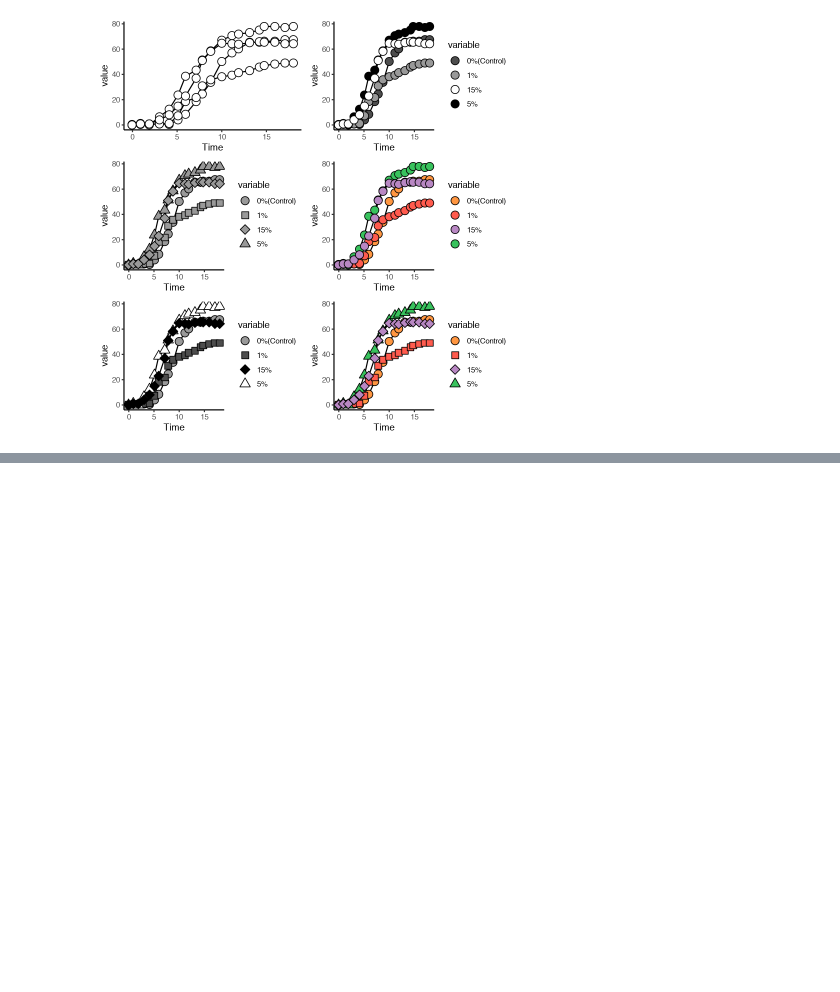
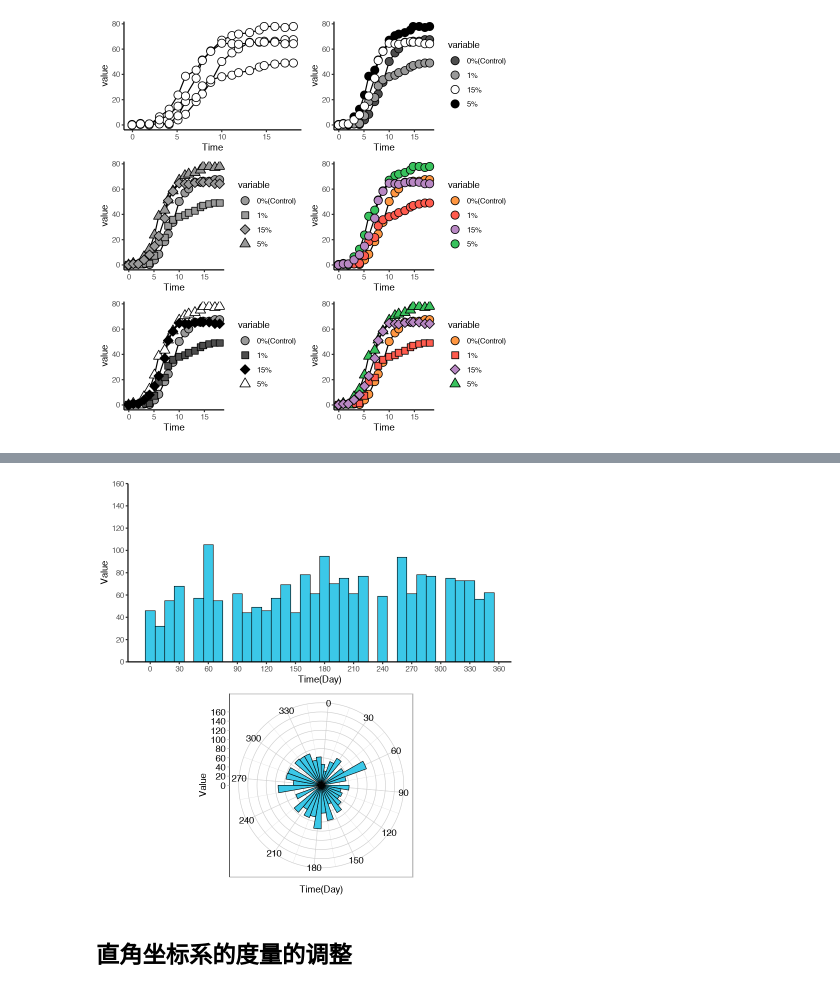
Before and after one commit to peiwang27/R, a Jupyter notebook: R语言数据可视化.ipynb, the cells around one changed output, grey strips where cells are left out. Saved outputs shown, nothing was run; the diff lists cells and outputs as text; code cells hidden in the pictures; blank space fills up the shorter version.

```diff
--- a/R语言数据可视化.ipynb
+++ b/R语言数据可视化.ipynb
@@ -161,0 +135,3 @@ The downloaded binary packages are in
+# %%
+df <- read.csv('./datasets/PolarBar_Data.csv', header=T)
+head(df)
@@ -161,0 +148,21 @@ The downloaded binary packages are in
+# %%
+p1 <- ggplot(data=df, aes(x=Date, y=Value)) +
+    geom_bar(stat='identity', width=10, color='black', size=0.25, fill='#3bc8e8') +
+    scale_x_continuous(name='Time(Day)', breaks=seq(0, 360, 30)) +
+    scale_y_continuous(breaks=seq(0, 160, 20), limits=c(0, 160), expand=expand_scale(add=0)) +
+    theme_classic()
+
+p2 <- ggplot(data=df, aes(x=Date, y=Value)) +
+    geom_bar(stat='identity', width=10, color='black', size=0.25, fill='#3bc8e8') +
+    scale_x_continuous(name='Time(Day)', breaks=seq(0, 360, 30)) +
+    scale_y_continuous(breaks=seq(0, 160, 20), limits=c(0, 160), expand=expansion(add=0)) +
+    coord_polar(theta='x', start=0) +
+    theme_light() +
+    theme(panel.background = element_blank(),
+         panel.grid.major = element_line(colour = "grey80",size=.25),
+         axis.text.y = element_text(size = 11,colour="black"),
+         axis.line.y = element_line(size=0.25),
+         axis.text.x=element_text(size = 11,colour="black"))
+
+grid.arrange(p1,p2, ncol=1)
+# %% [output]
@@ -161,0 +175,3 @@ The downloaded binary packages are in
+[figure, added]
+# %% [markdown]
+## 直角坐标系的度量的调整
```
Also changed, not shown: parts of 9 cells of this notebook.
